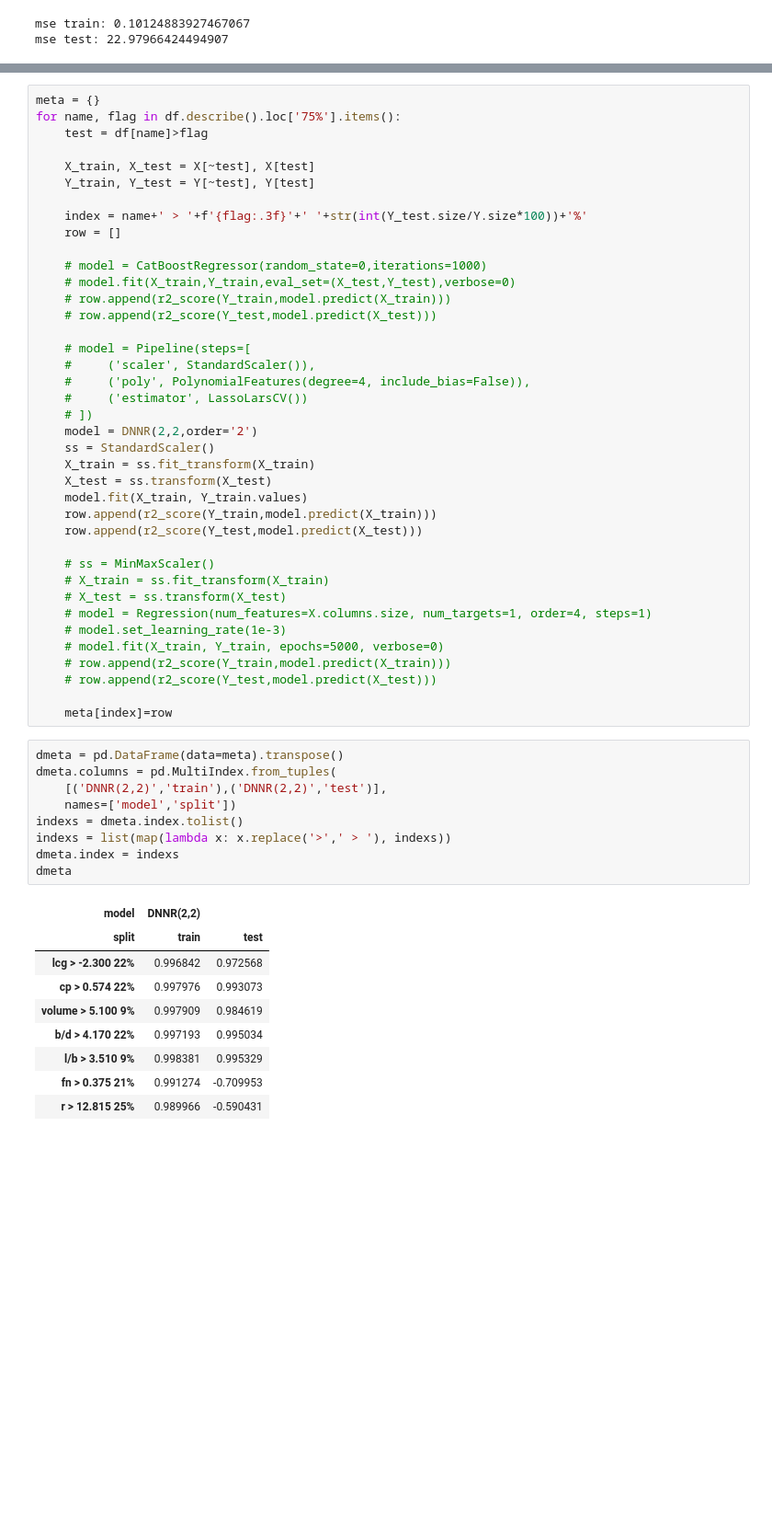
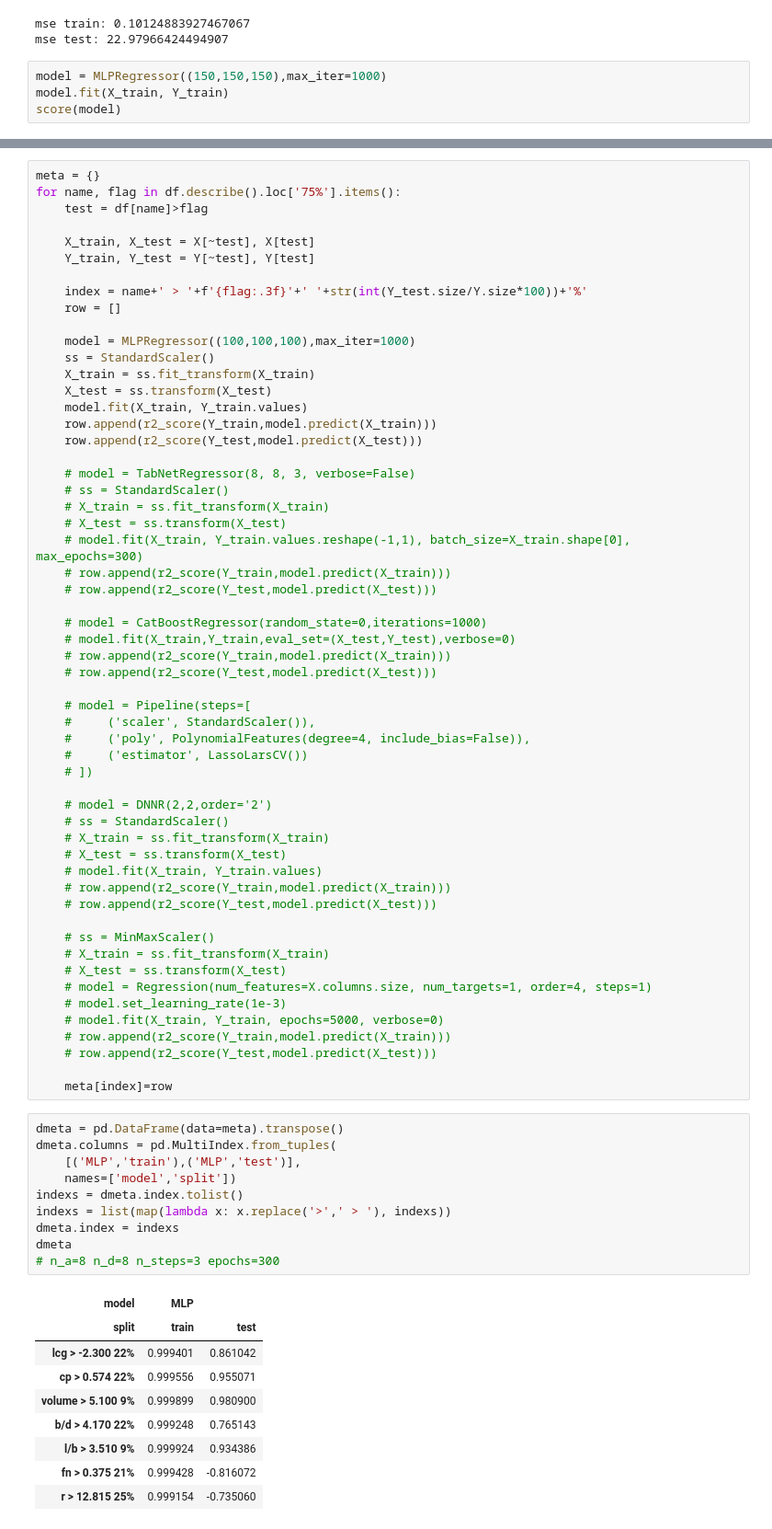
Before and after one commit to andiva/tmpnn, a Jupyter notebook: demo/UCI/YachtHydrodynamics.ipynb, the cells around one changed output, grey strips where cells are left out. Shown at 92% size. Drawn from its saved outputs; the diff is of its cells as text; blank space fills up the shorter version.

Commit message:
tests

```diff
--- a/demo/UCI/YachtHydrodynamics.ipynb
+++ b/demo/UCI/YachtHydrodynamics.ipynb
@@ -74,3 +84,7 @@ score(model)
 # %% [output]
 mse train: 0.10124883927467067
 mse test: 22.97966424494907
+# %%
+model = MLPRegressor((150,150,150),max_iter=1000)
+model.fit(X_train, Y_train)
+score(model)
@@ -85,6 +102,22 @@ for name, flag in df.describe().loc['75%'].items():
     index = name+' > '+f'{flag:.3f}'+' '+str(int(Y_test.size/Y.size*100))+'%'
     row = []
 
+    model = MLPRegressor((100,100,100),max_iter=1000)
+    ss = StandardScaler()
+    X_train = ss.fit_transform(X_train)
+    X_test = ss.transform(X_test)
+    model.fit(X_train, Y_train.values)
+    row.append(r2_score(Y_train,model.predict(X_train)))
+    row.append(r2_score(Y_test,model.predict(X_test)))
+
+    # model = TabNetRegressor(8, 8, 3, verbose=False)
+    # ss = StandardScaler()
+    # X_train = ss.fit_transform(X_train)
+    # X_test = ss.transform(X_test)
+    # model.fit(X_train, Y_train.values.reshape(-1,1), batch_size=X_train.shape[0], max_epochs=300)
+    # row.append(r2_score(Y_train,model.predict(X_train)))
+    # row.append(r2_score(Y_test,model.predict(X_test)))
+
     # model = CatBoostRegressor(random_state=0,iterations=1000)
     # model.fit(X_train,Y_train,eval_set=(X_test,Y_test),verbose=0)
     # row.append(r2_score(Y_train,model.predict(X_train)))
@@ -95,13 +128,14 @@ for name, flag in df.describe().loc['75%'].items():
     #     ('poly', PolynomialFeatures(degree=4, include_bias=False)),
     #     ('estimator', LassoLarsCV())
     # ])
-    model = DNNR(2,2,order='2')
-    ss = StandardScaler()
-    X_train = ss.fit_transform(X_train)
-    X_test = ss.transform(X_test)
-    model.fit(X_train, Y_train.values)
-    row.append(r2_score(Y_train,model.predict(X_train)))
-    row.append(r2_score(Y_test,model.predict(X_test)))
+
+    # model = DNNR(2,2,order='2')
+    # ss = StandardScaler()
+    # X_train = ss.fit_transform(X_train)
+    # X_test = ss.transform(X_test)
+    # model.fit(X_train, Y_train.values)
+    # row.append(r2_score(Y_train,model.predict(X_train)))
+    # row.append(r2_score(Y_test,model.predict(X_test)))
 
     # ss = MinMaxScaler()
     # X_train = ss.fit_transform(X_train)
@@ -116,19 +150,20 @@ for name, flag in df.describe().loc['75%'].items():
 # %%
 dmeta = pd.DataFrame(data=meta).transpose()
 dmeta.columns = pd.MultiIndex.from_tuples(
-    [('DNNR(2,2)','train'),('DNNR(2,2)','test')],
+    [('MLP','train'),('MLP','test')],
     names=['model','split'])
 indexs = dmeta.index.tolist()
 indexs = list(map(lambda x: x.replace('>',' > '), indexs))
 dmeta.index = indexs
 dmeta
+# n_a=8 n_d=8 n_steps=3 epochs=300
 # %% [output]
-| model | DNNR(2,2) |  |
+| model | MLP |  |
 | split | train | test |
-| lcg > -2.300 22% | 0.996842 | 0.972568 |
-| cp > 0.574 22% | 0.997976 | 0.993073 |
-| volume > 5.100 9% | 0.997909 | 0.984619 |
-| b/d > 4.170 22% | 0.997193 | 0.995034 |
-| l/b > 3.510 9% | 0.998381 | 0.995329 |
-| fn > 0.375 21% | 0.991274 | -0.709953 |
-| r > 12.815 25% | 0.989966 | -0.590431 |
+| lcg > -2.300 22% | 0.999401 | 0.861042 |
+| cp > 0.574 22% | 0.999556 | 0.955071 |
+| volume > 5.100 9% | 0.999899 | 0.980900 |
+| b/d > 4.170 22% | 0.999248 | 0.765143 |
+| l/b > 3.510 9% | 0.999924 | 0.934386 |
+| fn > 0.375 21% | 0.999428 | -0.816072 |
+| r > 12.815 25% | 0.999154 | -0.735060 |
```
Also changed, not shown: parts of 3 cells of this notebook, 1 other file.
